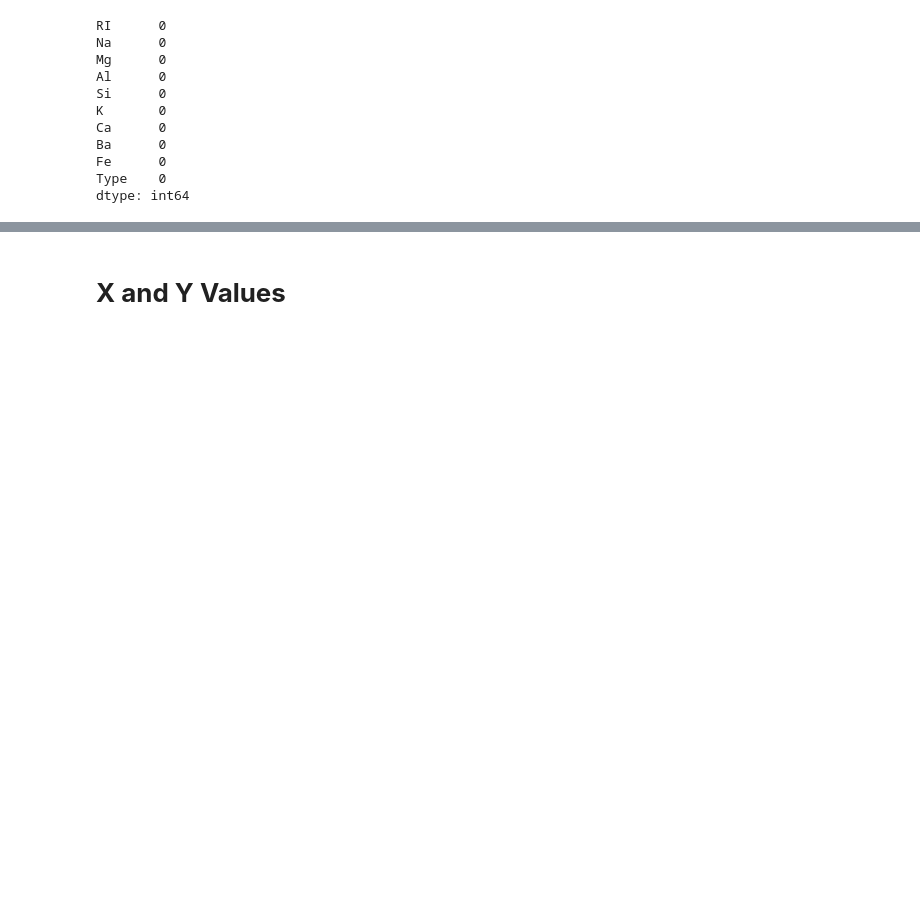
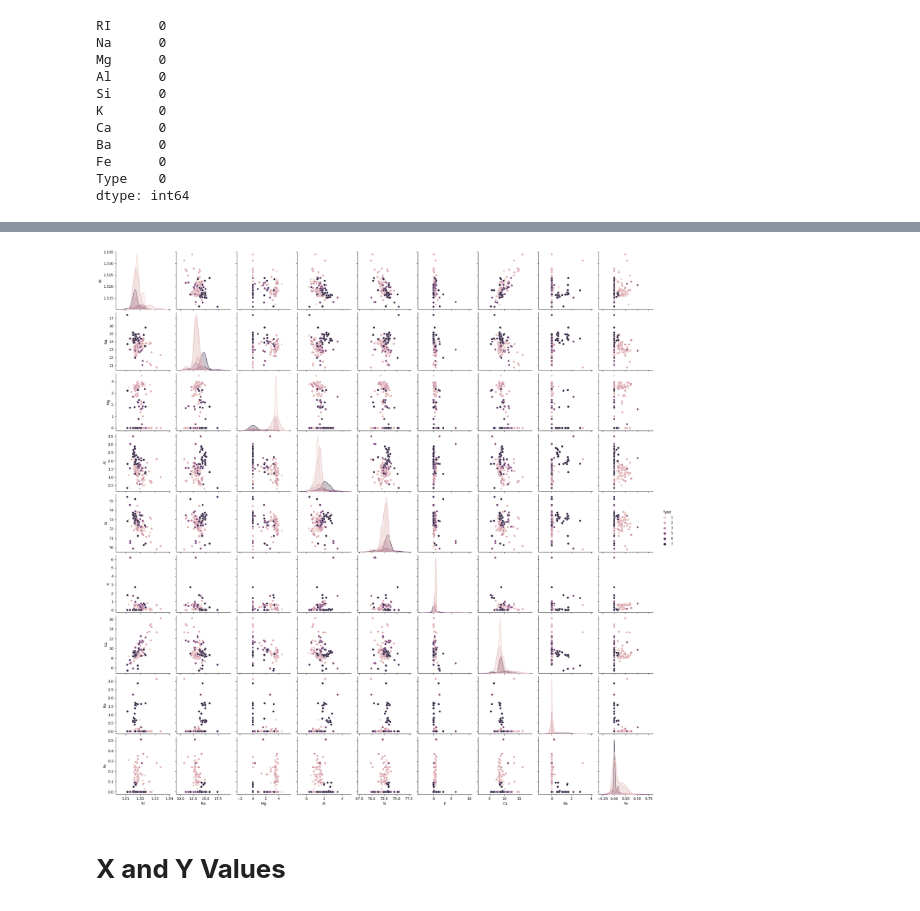
Before and after one commit to CM-007/DS_ASS, a Jupyter notebook: Ass13_KNN(glass).ipynb, the cells around one changed output, grey strips where cells are left out. Drawn from its saved outputs; the diff is of its cells as text; code cells hidden in the pictures; blank space fills up the shorter version.

```diff
--- a/Ass13_KNN(glass).ipynb
+++ b/Ass13_KNN(glass).ipynb
@@ -90,3 +105,10 @@ dataframe.describe()
+# %%
+#pairwise plot of all the features
+
+sns.pairplot(dataframe,hue='Type')
+plt.show()
+# %% [output]
+[figure, added]
 # %% [markdown]
 # **X and Y Values**
 # %%
```
Also changed, not shown: parts of 4 cells of this notebook.
